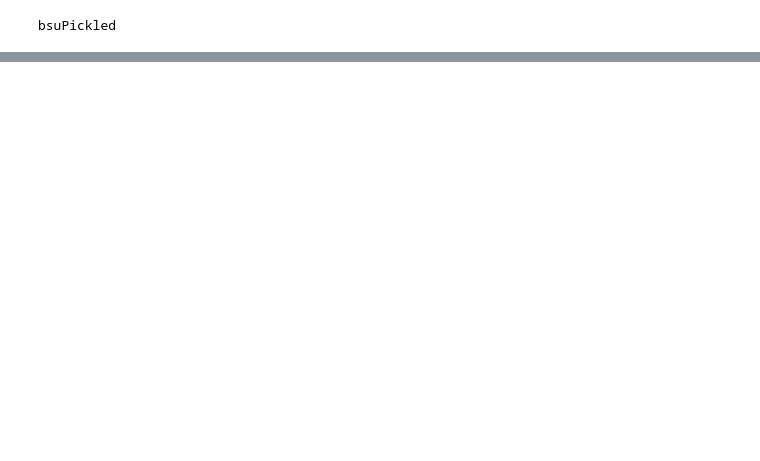
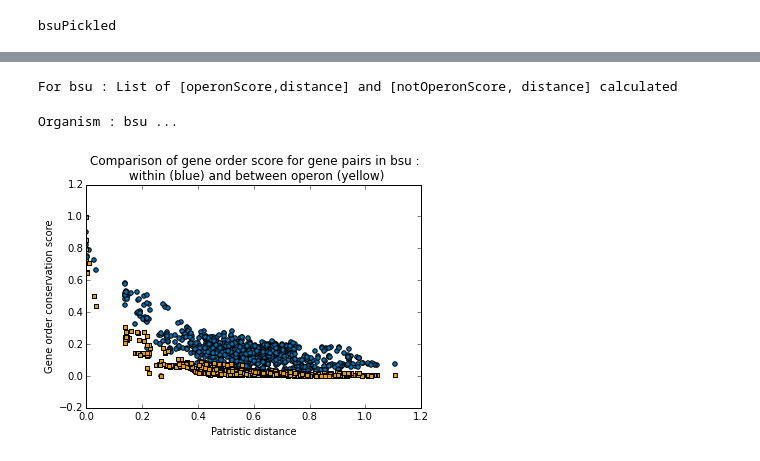
Before and after one commit to jagannath/operons, a Jupyter notebook: bactPhylogeny.ipynb, the cells around one changed output, grey strips where cells are left out. Cells and saved outputs as stored; diff of their text form; code cells hidden in the pictures; blank space fills up the shorter version.

```diff
--- a/bactPhylogeny.ipynb
+++ b/bactPhylogeny.ipynb
@@ -106,0 +247,61 @@ for line in lines[1:]:
+# %%
+# Plotting the graph of Operon scores vs genetic distance
+
+#org = 'eco'
+org = 'bsu'
+
+fDist = org + '_org2_dist.dict.pkl'
+fOp = org + '_allBact.operonScores.dict.pkl'
+fNotOp = org + '_allBact.notOperonScores.dict.pkl'
+org_dist_dict = loadPkl(fDist)
+allOperonScore_dict = loadPkl(fOp)
+allNotOperonScore_dict = loadPkl(fNotOp)
+
+opScore_dist_list = list()
+notOpScore_dist_list = list()
+
+for orgName, operonScore in allOperonScore_dict.items():
+    species = orgName.split('_')[0]+'_'+orgName.split('_')[1]
+    notOperonScore = allNotOperonScore_dict[orgName]
+    try:
+        dist = org_dist_dict[species]
+    except KeyError:
+        continue;
+    opScore_dist_list.append([max(operonScore),dist])
+    notOpScore_dist_list.append([max(notOperonScore),dist])
+
+print "For %s : List of [operonScore,distance] and [notOperonScore, distance] calculated"%(org)
+# %% [output]
+For bsu : List of [operonScore,distance] and [notOperonScore, distance] calculated
+# %%
+# Scatter plot between operon score and patristic distance
+imgDir = '/home/jaggu/research/projectFiles/figures'
+
+% matplotlib inline
+import numpy as np
+import matplotlib.pyplot as plt
+
+print "Organism : %s ..."%(org) #Carrying over
+# For operon
+op_yVals = [item[0] for item in opScore_dist_list]
+op_dist = [item[1] for item in opScore_dist_list]
+
+notOp_yVals = [item[0] for item in notOpScore_dist_list]
+notOp_dist = [item[1] for item in notOpScore_dist_list]
+
+
+plt.scatter(op_dist,op_yVals,c='#0072b2',marker='o')
+plt.scatter(notOp_dist,notOp_yVals,c='#e69f00',marker='s')
+plt.xlim(xmin=0,xmax=1.2)
+plt.xlabel('Patristic distance')
+plt.ylabel('Gene order conservation score')
+plt.title('Comparison of gene order score for gene pairs in %s : \n within (blue) and between operon (yellow)'%(org))
+#plt.show()
+
+# Saving figure
+fname = org+'_OpBw_dist.scatter.svg'
+f = os.path.join(imgDir,fname)
+plt.savefig(f,dpi=300)
+# %% [output]
+Organism : bsu ...
+[figure, added]
```
Also changed, not shown: parts of 5 cells of this notebook, 1 other file.
